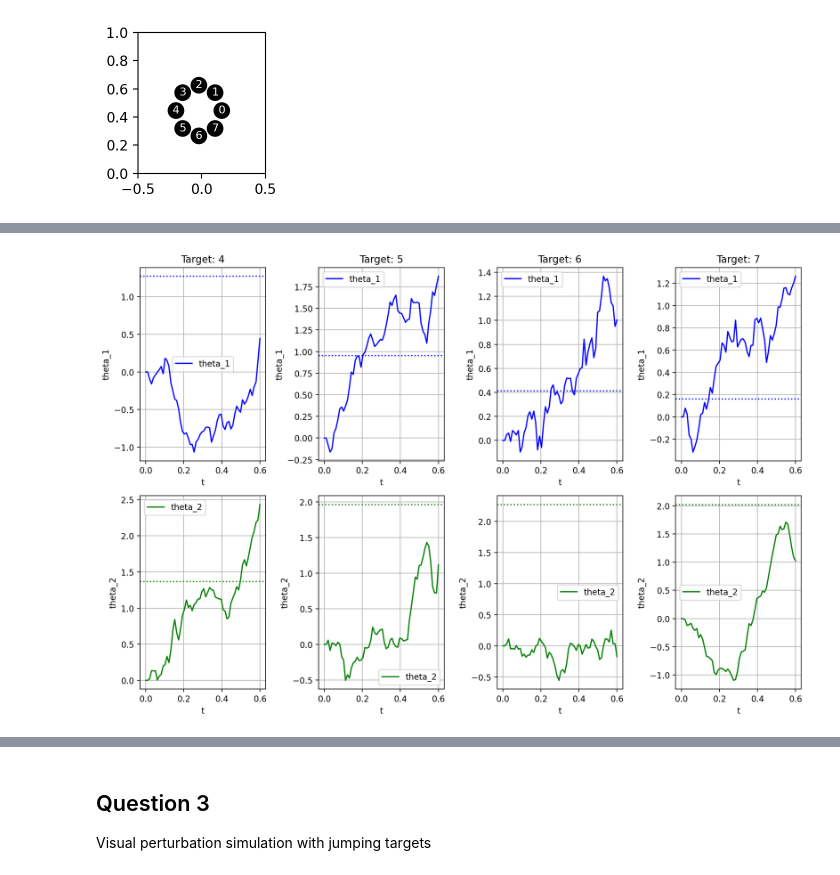
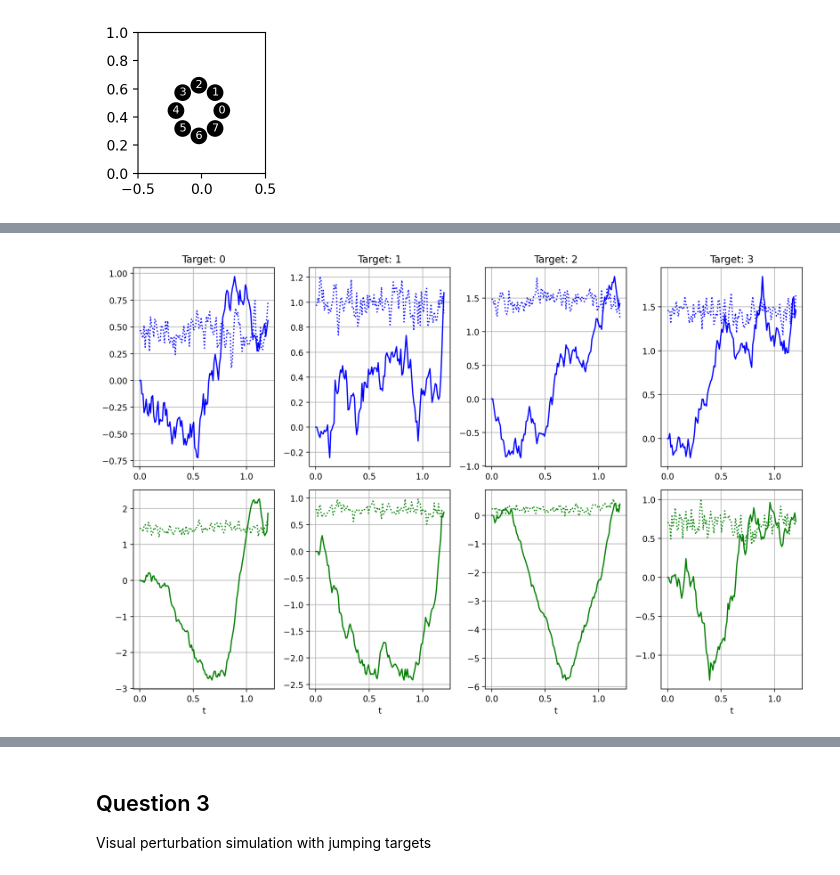
Before and after one commit to Nachtraven/LGBIO2072_Stochastic-Optimal-Control, a Jupyter notebook: LGBIO2072_Project_I.ipynb, the cells around one changed output, grey strips where cells are left out. Drawn from its saved outputs; the diff is of its cells as text; code cells hidden in the pictures.

```diff
--- a/LGBIO2072_Project_I.ipynb
+++ b/LGBIO2072_Project_I.ipynb
@@ -418,9 +373,8 @@ interactive(children=(FloatSlider(value=0.0, description='timestamp', max=59.0,
 # %%
 target_angles = joint_angles[0:6]
+graphs_to_gen = len(list_of_reaching_movements[0:6])
 
-graphs_to_gen = len(list_of_x_hat_list[0:6])
-
-fig, axs = plt.subplots(2, graphs_to_gen, figsize=(12, 6))  # 2 rows, 1 column
+fig, axs = plt.subplots(2, graphs_to_gen, figsize=(12, 6))
 
 for i in range(0, graphs_to_gen):
 
@@ -429,24 +383,20 @@ for i in range(0, graphs_to_gen):
   theta_2_traj = []
   theta_1_targ = []
   theta_2_targ = []
-  for x_ in list_of_x_hat_list[i] :
+  for x_ in list_of_reaching_movements[i] :
     theta_1_traj.append(x_[0])
     theta_2_traj.append(x_[1])
+    theta_1_targ.append(x_[6])
+    theta_2_targ.append(x_[7])
 
   axs[0][i].plot(t, theta_1_traj, color="blue", label="theta_1")
-  axs[0][i].axhline(y=target_angles[i][0], color="blue", linestyle="dotted")#, label=f"target = {target_angles[i][0]}")
+  axs[0][i].plot(t, theta_1_targ, label="theta_1_target", color="blue", linestyle="dotted")
   axs[0][i].set_title("Target: " + str(i))
-  if (i == 0):
-    axs[0][i].set_ylabel("theta_1")
-    axs[0][i].legend()
   axs[0][i].grid(True)
 
   axs[1][i].plot(t, theta_2_traj, color="green", label="theta_2")
-  axs[1][i].axhline(y=target_angles[i][1], color="green", linestyle="dotted")#, label=f"target = {target_angles[i][1]}")
+  axs[1][i].plot(t, theta_2_targ, label="theta_2_target", color="green", linestyle="dotted")
   axs[1][i].set_xlabel("t")
-  if (i == 0):
-    axs[1][i].set_ylabel("theta_2")
-    axs[1][i].legend()
   axs[1][i].grid(True)
 
 plt.tight_layout()
@@ -456,37 +406,34 @@ plt.show()
 # %%
 target_angles = joint_angles[4:8]
 
-graphs_to_gen = len(list_of_x_hat_list[4:8])
+graphs_to_gen = len(this_sim[4:8])
 
 fig, axs = plt.subplots(2, graphs_to_gen, figsize=(12, 8))  # 2 rows, 1 column
 
 for i in range(0, graphs_to_gen):
 
   t = np.linspace(0, motion_time, nStep)
   theta_1_traj = []
   theta_2_traj = []
   theta_1_targ = []
   theta_2_targ = []
-  for x_ in list_of_x_hat_list[i] :
+  for x_ in list_of_reaching_movements[i] :
     theta_1_traj.append(x_[0])
     theta_2_traj.append(x_[1])
+    theta_1_targ.append(x_[6])
+    theta_2_targ.append(x_[7])
 
-  axs[0][i].plot(t, theta_1_traj, label="theta_1", color="blue")
-  axs[0][i].axhline(y=target_angles[i][0], color="blue", linestyle="dotted")#, label=f"target = {target_angles[i][0]}")
-  axs[0][i].set_title("Target: " + str(i+4))
-  axs[0][i].set_xlabel("t")
-  axs[0][i].set_ylabel("theta_1")
-  axs[0][i].legend()
+  axs[0][i].plot(t, theta_1_traj, color="blue", label="theta_1")
+  axs[0][i].plot(t, theta_1_targ, label="theta_1_target", color="blue", linestyle="dotted")
+  axs[0][i].set_title("Target: " + str(i))
   axs[0][i].grid(True)
 
-  axs[1][i].plot(t, theta_2_traj, label="theta_2", color="green")
-  axs[1][i].axhline(y=target_angles[i][1], color="green", linestyle="dotted")#, label=f"target = {target_angles[i][1]}")
+  axs[1][i].plot(t, theta_2_traj, color="green", label="theta_2")
+  axs[1][i].plot(t, theta_2_targ, label="theta_2_target", color="green", linestyle="dotted")
   axs[1][i].set_xlabel("t")
-  axs[1][i].set_ylabel("theta_2")
-  axs[1][i].legend()
   axs[1][i].grid(True)
 
 plt.tight_layout()
 plt.show()
 # %% [output]
-[figure, old version]
+[figure, new version]
```
Also changed, not shown: parts of 20 cells of this notebook.
